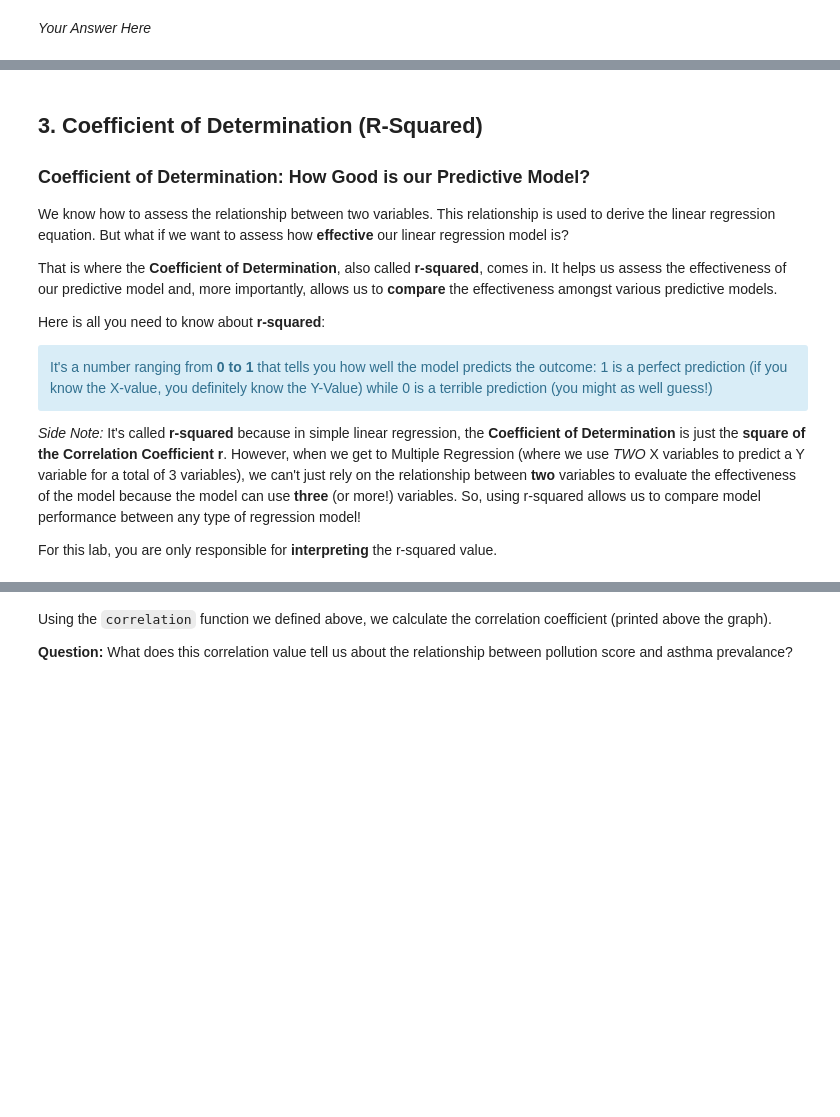
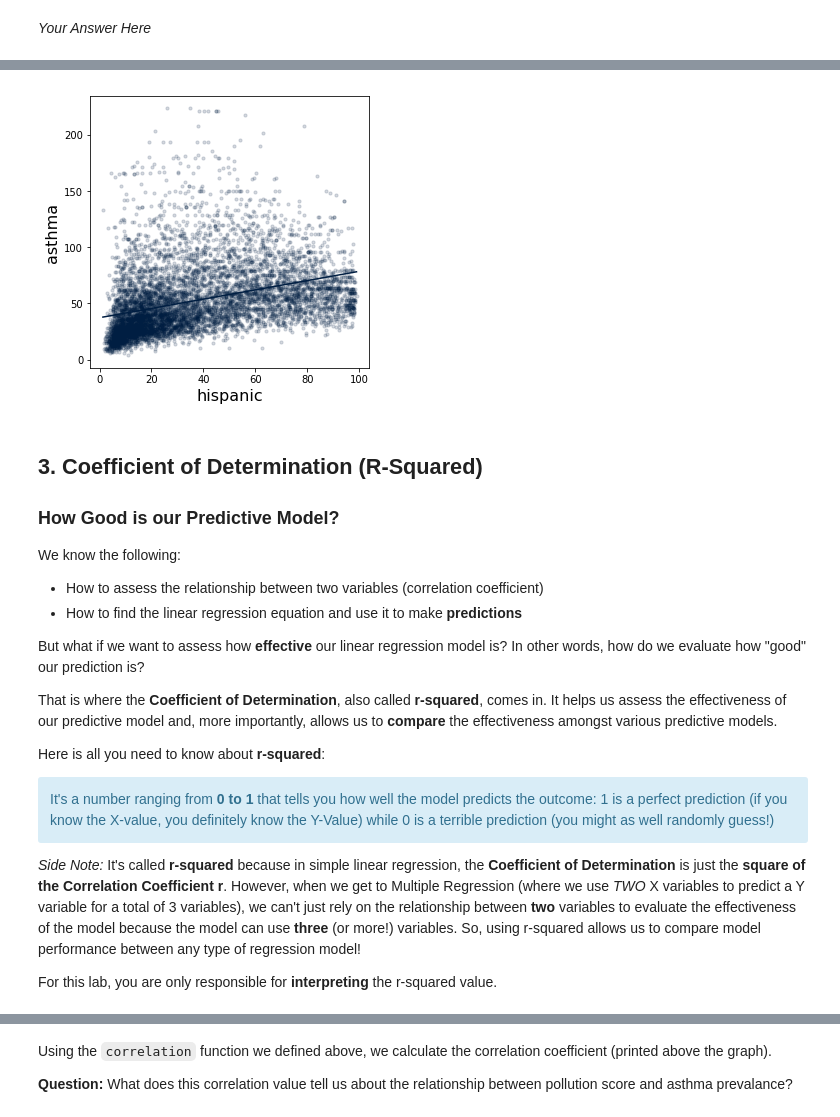
Before and after one commit to ds-modules/ESPM-163ac, a Jupyter notebook: Lab2/Lab2.ipynb, the cells around one changed output, grey strips where cells are left out. Drawn from its saved outputs; the diff is of its cells as text; code cells hidden in the pictures; blank space fills up the shorter version.

```diff
--- a/Lab2/Lab2.ipynb
+++ b/Lab2/Lab2.ipynb
@@ -194,15 +235,23 @@ intercept_of_reg_line
+# %%
+clean_ces_data.scatter("hispanic", "asthma", fit_line=True, alpha = .16, s = 10)
+# %% [output]
+[figure, added]
 # %% [markdown]
-## 3. Coefficient of Determination (R-Squared)<a id='subsection 3'></a>
+## 3. Coefficient of Determination (R-Squared)<a id='subsection_3'></a>
 
-### Coefficient of Determination: How Good is our Predictive Model?
+### How Good is our Predictive Model?
 
-We know how to assess the relationship between two variables. This relationship is used to derive the linear regression equation. But what if we want to assess how **effective** our linear regression model is?
+We know the following:
+* How to assess the relationship between two variables (correlation coefficient)
+* How to find the linear regression equation and use it to make **predictions**
+
+But what if we want to assess how **effective** our linear regression model is? In other words, how do we evaluate how "good" our prediction is?
 
 That is where the **Coefficient of Determination**, also called **r-squared**, comes in. It helps us assess the effectiveness of our predictive model and, more importantly, allows us to **compare** the effectiveness amongst various predictive models.
 
 Here is all you need to know about **r-squared**:
 <div class="alert alert-info">
-It's a number ranging from <b>0 to 1</b> that tells you how well the model predicts the outcome: 1 is a perfect prediction (if you know the X-value, you definitely know the Y-Value) while 0 is a terrible prediction (you might as well guess!)
+It's a number ranging from <b>0 to 1</b> that tells you how well the model predicts the outcome: 1 is a perfect prediction (if you know the X-value, you definitely know the Y-Value) while 0 is a terrible prediction (you might as well randomly guess!)
 </div>
 
 
```
Also changed, not shown: parts of 48 cells of this notebook.
